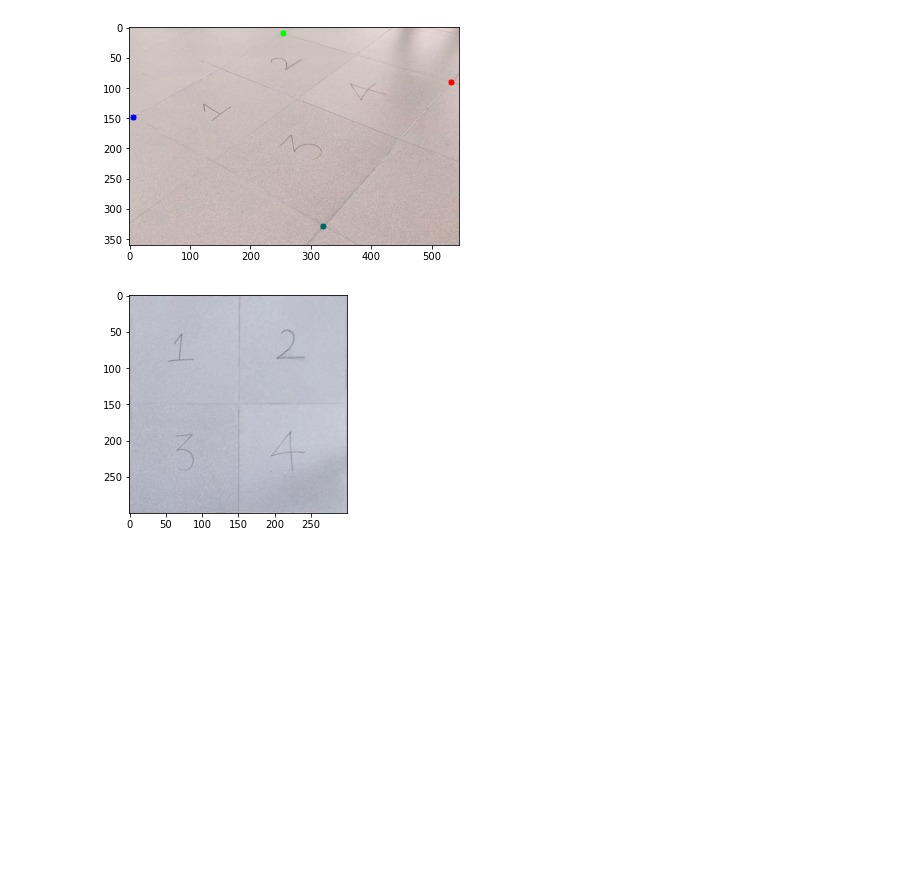
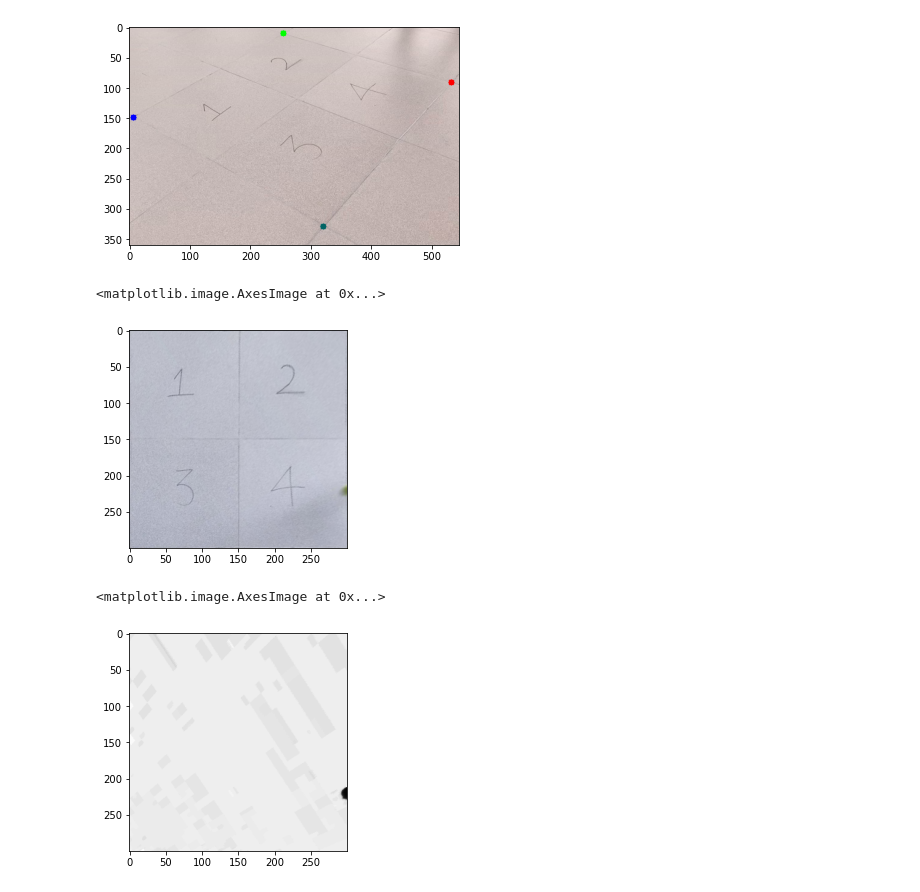
Before and after one commit to gokulg02/DEXBOT-CV-workshop, a Jupyter notebook: Untitled.ipynb, the cells around one changed output. Saved outputs shown, nothing was run; the diff lists cells and outputs as text; code cells hidden in the pictures; blank space fills up the shorter version.

```diff
--- a/Untitled.ipynb
+++ b/Untitled.ipynb
@@ -60,10 +60,11 @@ def prespective_transform(img):
     destination = np.float32([[0,0],[300,0],[0,300],[300,300]])
     transformMatrix = cv2.getPerspectiveTransform(source, destination)
     transformedImg = cv2.warpPerspective(img,transformMatrix,(300,300))
-    plt.imshow(transformedImg[:,:,::-1])
     return transformedImg
 # %%
-f= cv2.imread(r'data/vid_img/frame0.jpg')
+f= cv2.imread(r'data/vid_img/frame43.jpg')
 pt_img = prespective_transform(f)
+plt.imshow(pt_img[:,:,::-1])
 # %% [output]
+<matplotlib.image.AxesImage at 0x...>
 [figure]
@@ -71,0 +71,10 @@ f= cv2.imread(r'data/vid_img/frame0.jpg')
+# %%
+def conv_hsv(img):
+    img = cv2.cvtColor(img, cv2.COLOR_BGR2HSV)
+    return img
+# %%
+hsv_img = conv_hsv(pt_img)
+plt.imshow(hsv_img[:,:,0],cmap='gray')
+# %% [output]
+<matplotlib.image.AxesImage at 0x...>
+[figure, added]
```
Also changed, not shown: parts of 5 cells of this notebook.
